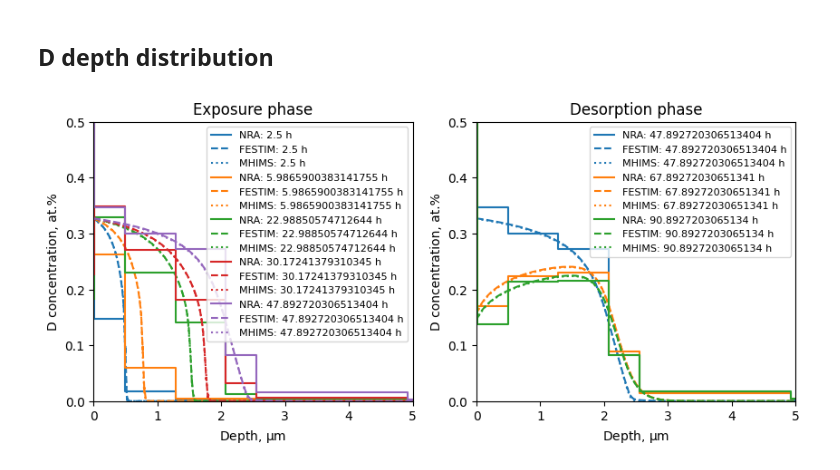
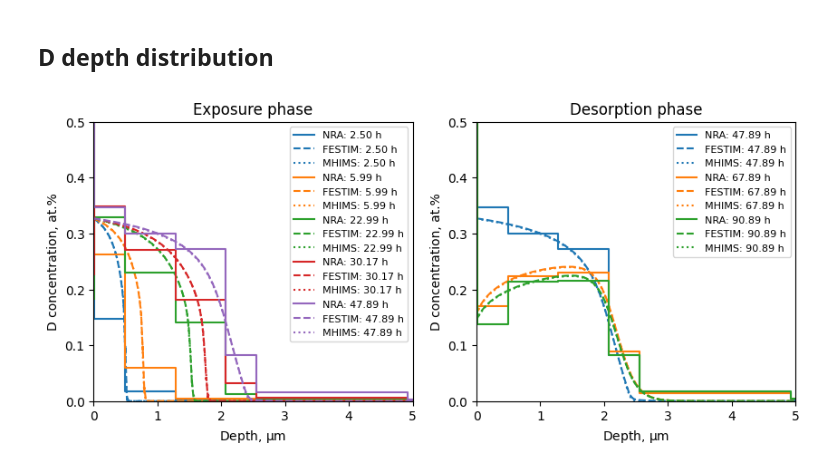
Before and after one commit to KulaginVladimir/FESTIM-SurfaceKinetics-Validation, a Jupyter notebook: D_damagedW/D_damagedW.ipynb, the cells around one changed output. Cells and saved outputs as stored; diff of their text form; code cells hidden in the pictures.

Commit message:
upd legend format

```diff
--- a/D_damagedW/D_damagedW.ipynb
+++ b/D_damagedW/D_damagedW.ipynb
@@ -237,80 +237,80 @@ for i, t in enumerate(export_times):
     x, y = zip(*sorted(zip(x, y)))
 
     if i < 4:
-        (l1,) = ax[0].plot(NRA_exp[:, 0], NRA_exp[:, i + 1], label=f"NRA: {t/3600} h")
+        (l1,) = ax[0].plot(NRA_exp[:, 0], NRA_exp[:, i + 1], label=f"NRA: {t/3600:.2f} h")
         ax[0].plot(
             np.array(x) / 1e-6,
             np.array(y) / rho_W * 100,
             color=l1.get_color(),
             ls="dashed",
-            label=f"FESTIM: {t/3600} h",
+            label=f"FESTIM: {t/3600:.2f} h",
         )
         ax[0].plot(
             MHIMS_profiles[:, 0],
             MHIMS_profiles[:, i + 1],
             ls="dotted",
             color=l1.get_color(),
-            label=f"MHIMS: {t/3600} h",
+            label=f"MHIMS: {t/3600:.2f} h",
         )
 
     elif i == 4:
-        (l1,) = ax[0].plot(NRA_exp[:, 0], NRA_exp[:, i + 1], label=f"NRA: {t/3600} h")
-        (l2,) = ax[1].plot(NRA_exp[:, 0], NRA_exp[:, i + 1], label=f"NRA: {t/3600} h")
+        (l1,) = ax[0].plot(NRA_exp[:, 0], NRA_exp[:, i + 1], label=f"NRA: {t/3600:.2f} h")
+        (l2,) = ax[1].plot(NRA_exp[:, 0], NRA_exp[:, i + 1], label=f"NRA: {t/3600:.2f} h")
 
         ax[0].plot(
             np.array(x) / 1e-6,
             np.array(y) / rho_W * 100,
             color=l1.get_color(),
             ls="dashed",
-            label=f"FESTIM: {t/3600} h",
+            label=f"FESTIM: {t/3600:.2f} h",
         )
         ax[1].plot(
             np.array(x) / 1e-6,
             np.array(y) / rho_W * 100,
             color=l2.get_color(),
             ls="dashed",
-            label=f"FESTIM: {t/3600} h",
+            label=f"FESTIM: {t/3600:.2f} h",
         )
         ax[0].plot(
             MHIMS_profiles[:, 0],
             MHIMS_profiles[:, i + 1],
             ls="dotted",
             color=l1.get_color(),
-            label=f"MHIMS: {t/3600} h",
+            label=f"MHIMS: {t/3600:.2f} h",
         )
         ax[1].plot(
             MHIMS_profiles[:, 0],
             MHIMS_profiles[:, i + 1],
             ls="dotted",
             color=l2.get_color(),
-            label=f"MHIMS: {t/3600} h",
+            label=f"MHIMS: {t/3600:.2f} h",
         )
     else:
-        (l1,) = ax[1].plot(NRA_sto[:, 0], NRA_sto[:, i - 4], label=f"NRA: {t/3600} h")
+        (l1,) = ax[1].plot(NRA_sto[:, 0], NRA_sto[:, i - 4], label=f"NRA: {t/3600:.2f} h")
         ax[1].plot(
             np.array(x) / 1e-6,
             np.array(y) / rho_W * 100,
             ls="dashed",
             color=l1.get_color(),
-            label=f"FESTIM: {t/3600} h",
+            label=f"FESTIM: {t/3600:.2f} h",
         )
         ax[1].plot(
             MHIMS_profiles[:, 0],
             MHIMS_profiles[:, i + 1],
             ls="dotted",
             color=l1.get_color(),
-            label=f"MHIMS: {t/3600} h",
+            label=f"MHIMS: {t/3600:.2f} h",
         )
 
 ax[0].set_title("Exposure phase")
 ax[1].set_title("Desorption phase")
 for axis in ax:
     axis.set_xlim(0, 5)
     axis.set_ylim(0, 0.5)
     axis.set_ylabel("D concentration, at.%")
     axis.set_xlabel(r"Depth, $\mathrm{\mu}$m")
     axis.legend(fontsize=8)
 
 plt.show()
 # %% [output]
-[figure, old version]
+[figure, new version]
```
